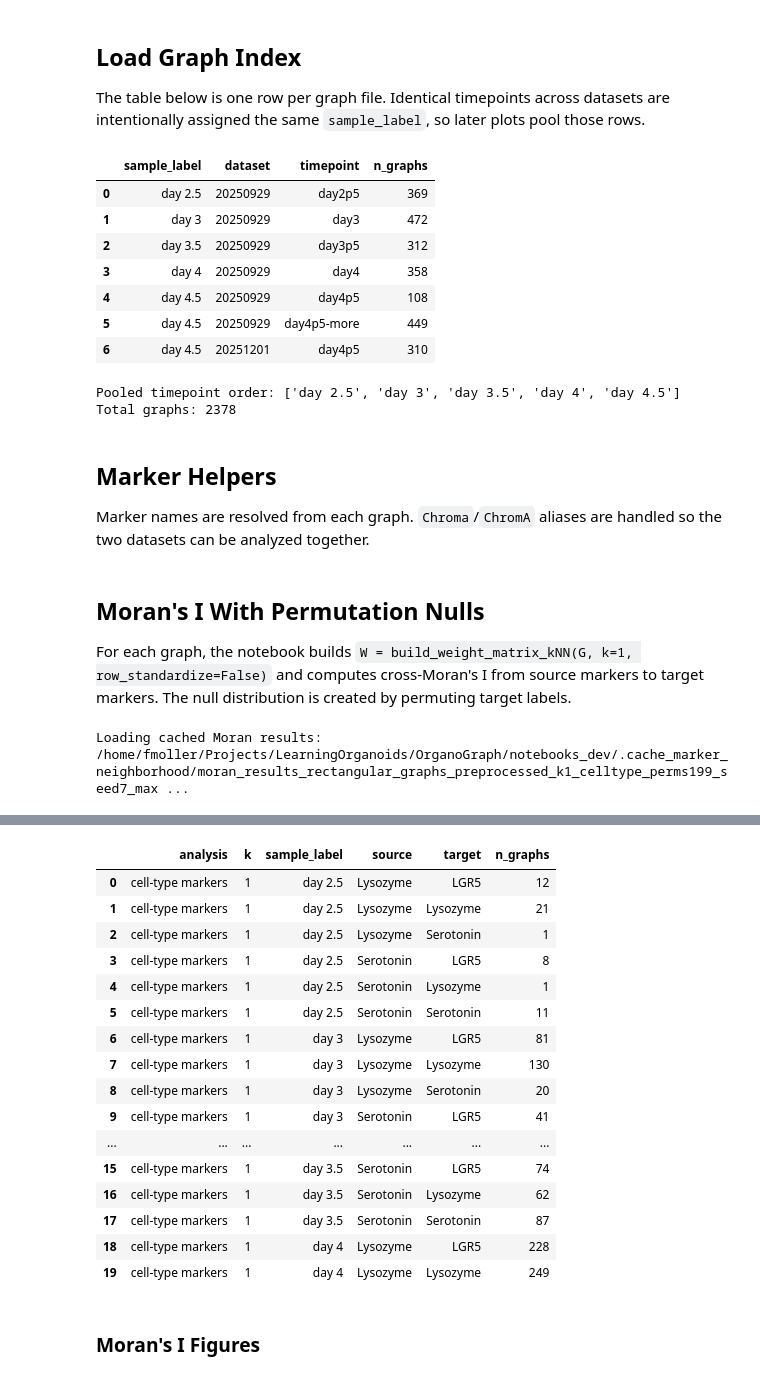
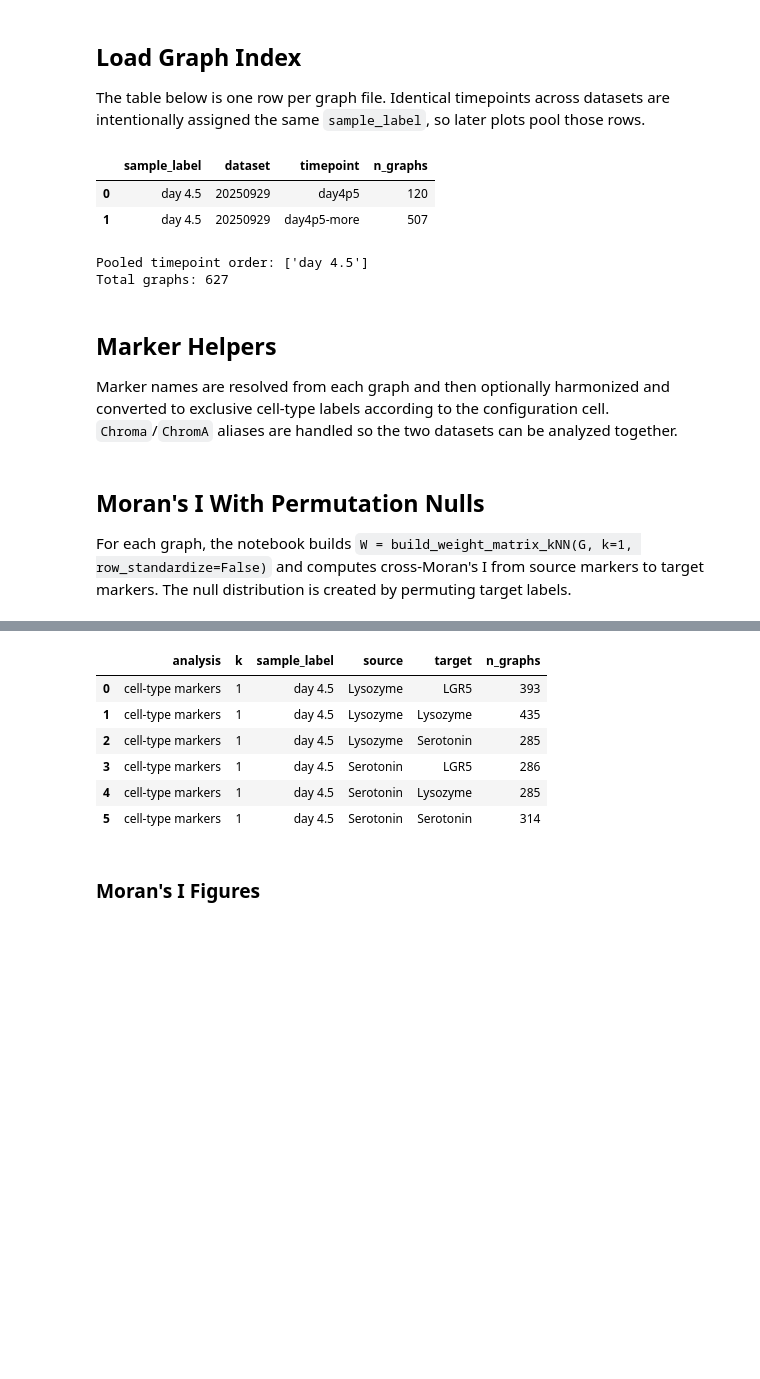
Before and after one commit to fskovbo/OrganoGraph, a Jupyter notebook: notebooks/plot_marker_neighborhood.ipynb, the cells around one changed output, grey strips where cells are left out. Cells and saved outputs as stored; diff of their text form; code cells hidden in the pictures; blank space fills up the shorter version.

```diff
--- a/notebooks/plot_marker_neighborhood.ipynb
+++ b/notebooks/plot_marker_neighborhood.ipynb
@@ -106,6 +166,22 @@ def timepoint_to_float(tp):
 
 def timepoint_label(tp):
     return f"day {timepoint_to_float(tp):g}"
+
+
+def normalize_dataset_names(datasets):
+    """Accept either a single dataset name or a list/tuple of dataset names."""
+    if isinstance(datasets, (str, Path)):
+        return [str(datasets)]
+    return [str(dataset) for dataset in datasets]
+
+
+def normalize_timepoint_names(timepoints):
+    """Accept None, one timepoint folder, or a list/tuple of timepoint folders."""
+    if timepoints is None:
+        return None
+    if isinstance(timepoints, (str, Path)):
+        return {str(timepoints)}
+    return {str(timepoint) for timepoint in timepoints}
 
 
 def resolve_graph_path(path_value, dataset, graph_subdir, timepoint, label_uid=None):
@@ -125,9 +201,11 @@ def resolve_graph_path(path_value, dataset, graph_subdir, timepoint, label_uid=N
     return path
 
 
-def discover_graphs(data_root=DATA_ROOT, datasets=DATASETS, graph_subdir=GRAPH_SUBDIR, exclude_timepoints=EXCLUDE_TIMEPOINTS):
+def discover_graphs(data_root=DATA_ROOT, datasets=DATASETS, graph_subdir=GRAPH_SUBDIR, selected_timepoints=SELECTED_TIMEPOINTS):
+    dataset_names = normalize_dataset_names(datasets)
+    selected = normalize_timepoint_names(selected_timepoints)
     rows = []
-    for dataset in datasets:
+    for dataset in dataset_names:
         root = data_root / dataset / graph_subdir
         if not root.exists():
             warnings.warn(f"Missing graph directory: {root}")
@@ -135,7 +213,7 @@ def discover_graphs(data_root=DATA_ROOT, datasets=DATASETS, graph_subdir=GRAPH_S
 
         for tp_dir in sorted([p for p in root.iterdir() if p.is_dir()]):
             tp = tp_dir.name
-            if tp in exclude_timepoints:
+            if selected is not None and tp not in selected:
                 continue
 
             index_path = tp_dir / "index.csv"
@@ -169,7 +247,7 @@ def discover_graphs(data_root=DATA_ROOT, datasets=DATASETS, graph_subdir=GRAPH_S
 
     table = pd.DataFrame(rows)
     if table.empty:
-        raise FileNotFoundError(f"No graph files found under {data_root} for {datasets} / {graph_subdir}")
+        raise FileNotFoundError(f"No graph files found under {data_root} for {dataset_names} / {graph_subdir} / selected_timepoints={selected}")
 
     table = table.sort_values(["time_numeric", "dataset", "label_uid"]).reset_index(drop=True)
     if MIN_TIMEPOINT_NUMERIC is not None:
@@ -190,6 +268,9 @@ def filter_to_plot_timepoints(df):
     if df is None or df.empty:
         return df
     out = df.copy()
+    selected = normalize_timepoint_names(SELECTED_TIMEPOINTS)
+    if selected is not None and "timepoint" in out.columns:
+        out = out[out["timepoint"].astype(str).isin(selected)]
     if MIN_TIMEPOINT_NUMERIC is not None and "time_numeric" in out.columns:
         out = out[out["time_numeric"] >= float(MIN_TIMEPOINT_NUMERIC)]
     if "sample_label" in out.columns:
@@ -210,19 +291,14 @@ print("Pooled timepoint order:", TIMEPOINT_ORDER)
 print(f"Total graphs: {len(graph_table)}")
 # %% [output]
 |  | sample_label | dataset | timepoint | n_graphs |
-| 0 | day 2.5 | 20250929 | day2p5 | 369 |
-| 1 | day 3 | 20250929 | day3 | 472 |
-| 2 | day 3.5 | 20250929 | day3p5 | 312 |
-| 3 | day 4 | 20250929 | day4 | 358 |
-| 4 | day 4.5 | 20250929 | day4p5 | 108 |
-| 5 | day 4.5 | 20250929 | day4p5-more | 449 |
-| 6 | day 4.5 | 20251201 | day4p5 | 310 |
+| 0 | day 4.5 | 20250929 | day4p5 | 120 |
+| 1 | day 4.5 | 20250929 | day4p5-more | 507 |
-Pooled timepoint order: ['day 2.5', 'day 3', 'day 3.5', 'day 4', 'day 4.5']
-Total graphs: 2378
+Pooled timepoint order: ['day 4.5']
+Total graphs: 627
 # %% [markdown]
 ## Marker Helpers
 
-Marker names are resolved from each graph. `Chroma`/`ChromA` aliases are handled so the two datasets can be analyzed together.
+Marker names are resolved from each graph and then optionally harmonized and converted to exclusive cell-type labels according to the configuration cell. `Chroma`/`ChromA` aliases are handled so the two datasets can be analyzed together.
 # %%
 @lru_cache(maxsize=2048)
 def load_graph_cached(graph_path):
@@ -290,8 +521,8 @@ def mean_sem(values, axis=0):
 For each graph, the notebook builds `W = build_weight_matrix_kNN(G, k=1, row_standardize=False)` and computes cross-Moran's I from source markers to target markers. The null distribution is created by permuting target labels.
 # %%
 def moran_cache_path():
-    k_tag = "k" + "-".join(map(str, K_VALUES))
-    suffix = f"{GRAPH_SUBDIR}_{k_tag}_celltype_perms{N_PERMS}_seed{RANDOM_SEED}_max{MAX_GRAPHS_PER_TIMEPOINT}.pkl"
+    k_tag = "k" + "-".join(map(str, MORAN_K_VALUES))
+    suffix = f"{GRAPH_SUBDIR}_{k_tag}_celltype_perms{MORAN_N_PERMS}_seed{RANDOM_SEED}_max{MAX_GRAPHS_PER_TIMEPOINT}_markers{marker_preprocess_cache_tag()}.pkl"
     return CACHE_DIR / f"moran_results_rectangular_{suffix}"
 
 
@@ -322,7 +553,7 @@ def permutation_test_cross_morans_rectangular(X, W, Y, n_perms=999, seed=None):
     return I_obs, local_obs, I_perm, p_values
 
 
-def compute_moran_results(graph_table, analyses=MORAN_ANALYSES, k_values=K_VALUES, n_perms=N_PERMS, seed=RANDOM_SEED):
+def compute_moran_results(graph_table, analyses=MORAN_ANALYSES, k_values=MORAN_K_VALUES, n_perms=MORAN_N_PERMS, seed=RANDOM_SEED):
     cache_path = moran_cache_path()
     if USE_CACHE and cache_path.exists():
         print(f"Loading cached Moran results: {cache_path}")
@@ -338,7 +569,7 @@ def compute_moran_results(graph_table, analyses=MORAN_ANALYSES, k_values=K_VALUE
             continue
 
         for k in k_values:
-            W, _nodes = build_weight_matrix_kNN(G, k=int(k), row_standardize=ROW_STANDARDIZE_W)
+            W, _nodes = build_weight_matrix_kNN(G, k=int(k), row_standardize=MORAN_ROW_STANDARDIZE_W)
             if not np.isfinite(W).all() or W.sum() == 0:
                 continue
 
@@ -407,5 +638,4 @@ if moran_df.empty:
 else:
     display(moran_df.groupby(["analysis", "k", "sample_label", "source", "target"]).size().rename("n_graphs").reset_index().head(20))
 # %% [output]
-Loading cached Moran results: /home/fmoller/Projects/LearningOrganoids/OrganoGraph/notebooks_dev/.cache_marker_neighborhood/moran_results_rectangular_graphs_preprocessed_k1_celltype_perms199_seed7_max ...
 |  | analysis | k | dataset | timepoint | sample_label | time_numeric | label_uid | source | target | ... |
@@ -417,18 +647,8 @@ Loading cached Moran results: /home/fmoller/Projects/LearningOrganoids/OrganoGra
 |  | analysis | k | sample_label | source | target | n_graphs |
-| 0 | cell-type markers | 1 | day 2.5 | Lysozyme | LGR5 | 12 |
-| 1 | cell-type markers | 1 | day 2.5 | Lysozyme | Lysozyme | 21 |
-| 2 | cell-type markers | 1 | day 2.5 | Lysozyme | Serotonin | 1 |
-| 3 | cell-type markers | 1 | day 2.5 | Serotonin | LGR5 | 8 |
-| 4 | cell-type markers | 1 | day 2.5 | Serotonin | Lysozyme | 1 |
-| 5 | cell-type markers | 1 | day 2.5 | Serotonin | Serotonin | 11 |
-| 6 | cell-type markers | 1 | day 3 | Lysozyme | LGR5 | 81 |
-| 7 | cell-type markers | 1 | day 3 | Lysozyme | Lysozyme | 130 |
-| 8 | cell-type markers | 1 | day 3 | Lysozyme | Serotonin | 20 |
-| 9 | cell-type markers | 1 | day 3 | Serotonin | LGR5 | 41 |
-| ... | ... | ... | ... | ... | ... | ... |
-| 15 | cell-type markers | 1 | day 3.5 | Serotonin | LGR5 | 74 |
-| 16 | cell-type markers | 1 | day 3.5 | Serotonin | Lysozyme | 62 |
-| 17 | cell-type markers | 1 | day 3.5 | Serotonin | Serotonin | 87 |
-| 18 | cell-type markers | 1 | day 4 | Lysozyme | LGR5 | 228 |
-| 19 | cell-type markers | 1 | day 4 | Lysozyme | Lysozyme | 249 |
+| 0 | cell-type markers | 1 | day 4.5 | Lysozyme | LGR5 | 393 |
+| 1 | cell-type markers | 1 | day 4.5 | Lysozyme | Lysozyme | 435 |
+| 2 | cell-type markers | 1 | day 4.5 | Lysozyme | Serotonin | 285 |
+| 3 | cell-type markers | 1 | day 4.5 | Serotonin | LGR5 | 286 |
+| 4 | cell-type markers | 1 | day 4.5 | Serotonin | Lysozyme | 285 |
+| 5 | cell-type markers | 1 | day 4.5 | Serotonin | Serotonin | 314 |
 # %%
```
Also changed, not shown: parts of 18 cells of this notebook, 9 other files.
